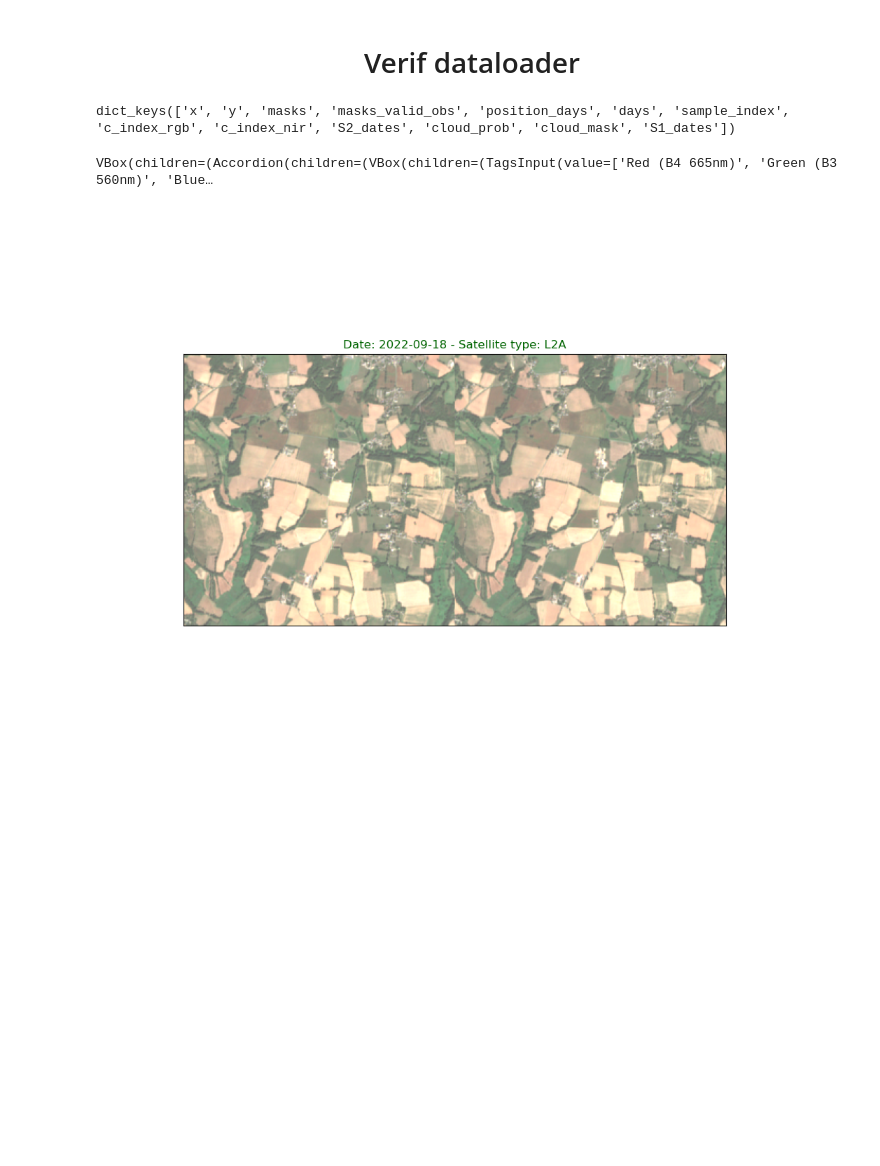
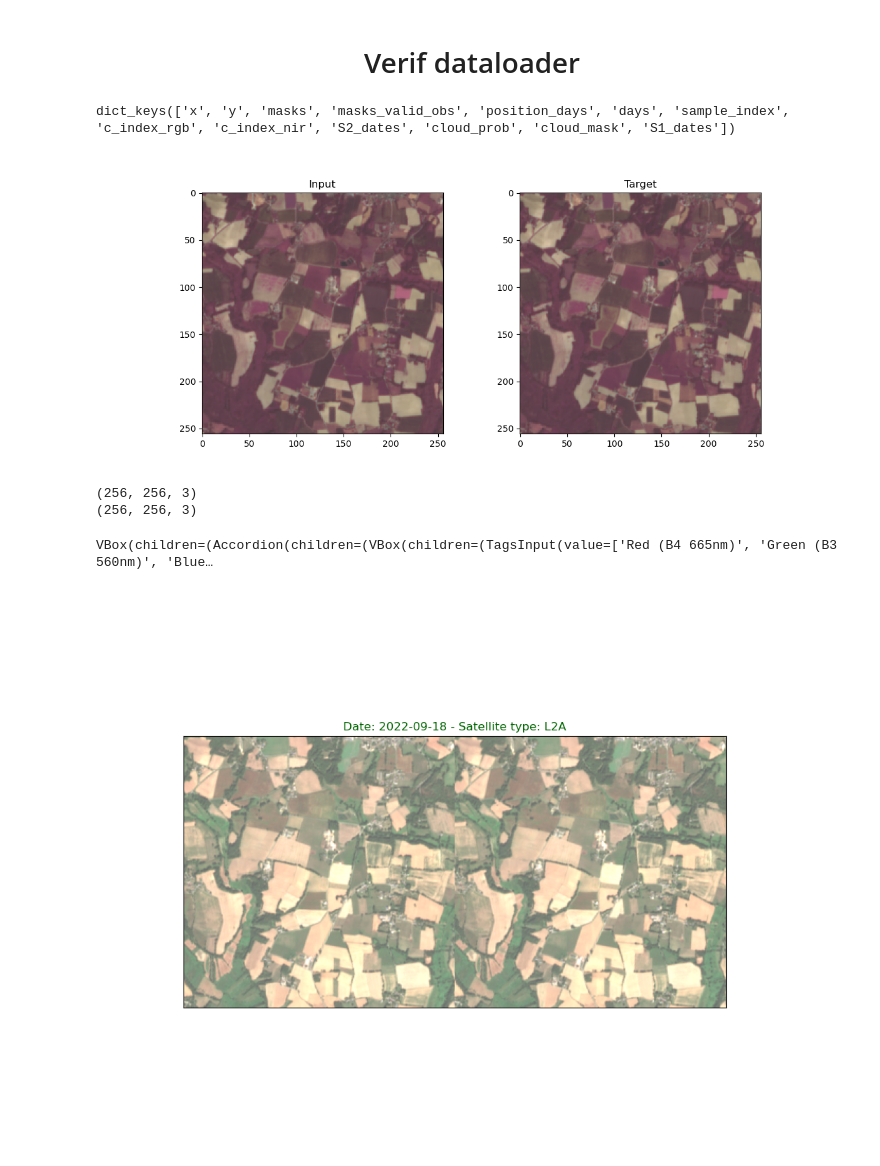
Before and after one commit to StephanePEILLET/U-TILISE, a Jupyter notebook: Verif_dataloader.ipynb, the cells around one changed output. Saved outputs shown, nothing was run; the diff lists cells and outputs as text; code cells hidden in the pictures; blank space fills up the shorter version.

```diff
--- a/Verif_dataloader.ipynb
+++ b/Verif_dataloader.ipynb
@@ -91,19 +91,25 @@ dict_keys(['x', 'y', 'masks', 'masks_valid_obs', 'position_days', 'days', 'sampl
 # %%
 t = 14
 inputs = sample["x"]
 targets = sample["y"]
 arr_inputs = inputs[t, [3, 2, 1], :, :].numpy().transpose(1, 2, 0) / 5000
 arr_targets = targets[t, [3, 2, 1], :, :].numpy().transpose(1, 2, 0) / 5000
-print(f"{arr_inputs.shape}")
-print(f"{arr_targets.shape}")
-plt.figure(figsize=(20, 10))
+
+plt.figure(figsize=(12, 5))
 plt.subplot(1, 2, 1)
 plt.imshow(arr_inputs)
 plt.title("Input")
 plt.subplot(1, 2, 2)
 plt.imshow(arr_targets)
 plt.title("Target")
 plt.show()
+
+print(f"{arr_inputs.shape}")
+print(f"{arr_targets.shape}")
+# %% [output]
+[figure, added]
+(256, 256, 3)
+(256, 256, 3)
 # %%
 from dataloader_CIRCA.viz.ts_vis import TimeSerieVisualizer
 ui = TimeSerieVisualizer(
```
Also changed, not shown: parts of 5 cells of this notebook, 4 other files.
